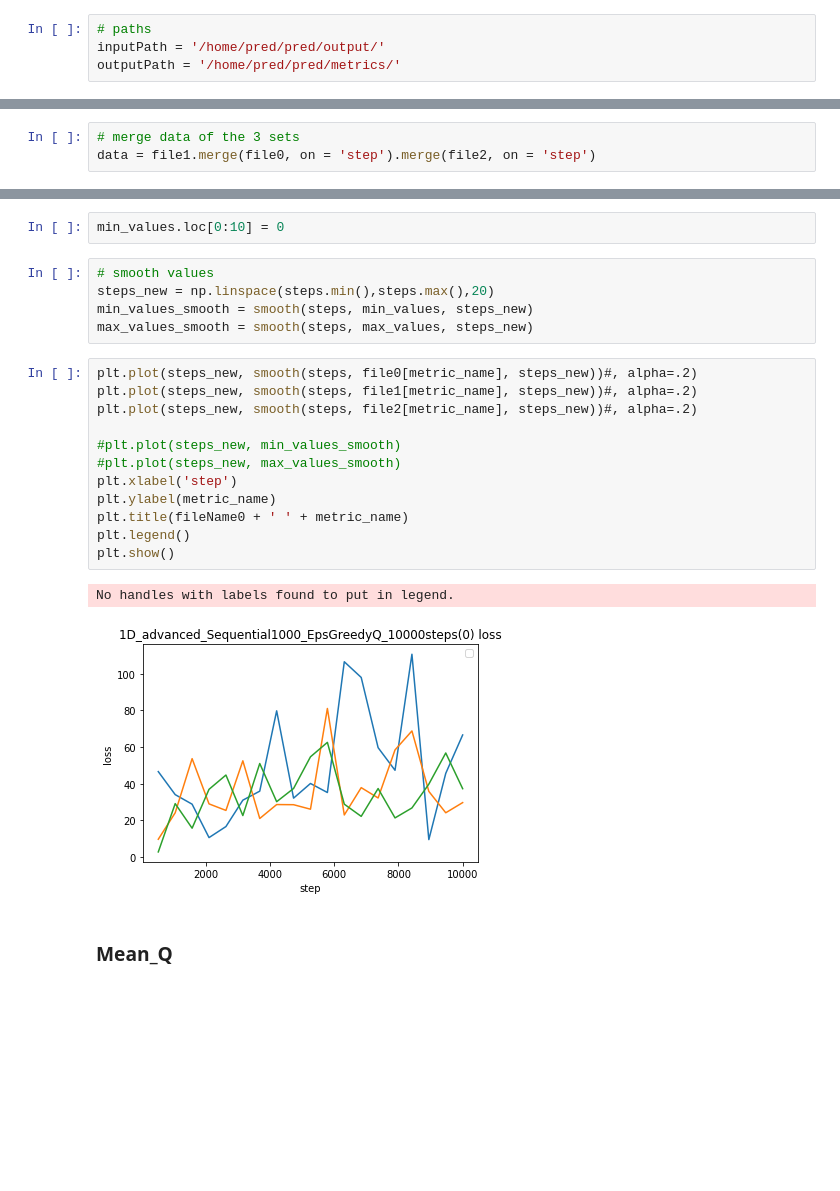
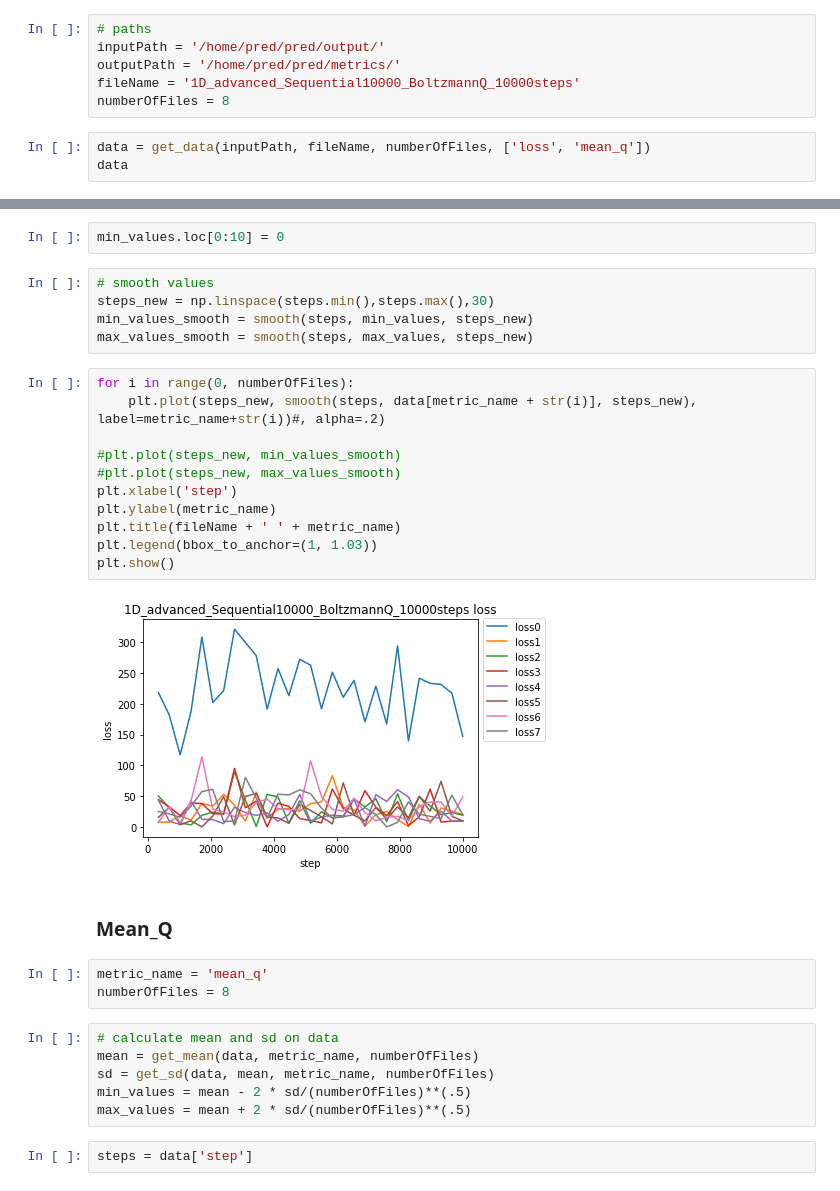
Before and after one commit to SimonLassalle/pred, a Jupyter notebook: Untitled.ipynb, the cells around one changed output, grey strips where cells are left out. Drawn from its saved outputs; the diff is of its cells as text; blank space fills up the shorter version.

```diff
--- a/Untitled.ipynb
+++ b/Untitled.ipynb
@@ -21,3 +38,8 @@ def smooth(steps, values, steps_new):
 # paths
 inputPath = '/home/pred/pred/output/'
 outputPath = '/home/pred/pred/metrics/'
+fileName = '1D_advanced_Sequential10000_BoltzmannQ_10000steps'
+numberOfFiles = 8
+# %%
+data = get_data(inputPath, fileName, numberOfFiles, ['loss', 'mean_q'])
+data
@@ -37,6 +69,3 @@ file2 = pd.read_csv(inputPath + fileName2 + '.csv')
-# %%
-# merge data of the 3 sets
-data = file1.merge(file0, on = 'step').merge(file2, on = 'step')
 # %%
 metric_name = 'loss'
 # %%
@@ -62,23 +90,32 @@ No handles with labels found to put in legend.
 min_values.loc[0:10] = 0
 # %%
 # smooth values
-steps_new = np.linspace(steps.min(),steps.max(),20)
+steps_new = np.linspace(steps.min(),steps.max(),30)
 min_values_smooth = smooth(steps, min_values, steps_new)
 max_values_smooth = smooth(steps, max_values, steps_new)
 # %%
-plt.plot(steps_new, smooth(steps, file0[metric_name], steps_new))#, alpha=.2)
-plt.plot(steps_new, smooth(steps, file1[metric_name], steps_new))#, alpha=.2)
-plt.plot(steps_new, smooth(steps, file2[metric_name], steps_new))#, alpha=.2)
+for i in range(0, numberOfFiles):
+    plt.plot(steps_new, smooth(steps, data[metric_name + str(i)], steps_new), label=metric_name+str(i))#, alpha=.2)
 
 #plt.plot(steps_new, min_values_smooth)
 #plt.plot(steps_new, max_values_smooth)
 plt.xlabel('step')
 plt.ylabel(metric_name)
-plt.title(fileName0 + ' ' + metric_name)
-plt.legend()
+plt.title(fileName + ' ' + metric_name)
+plt.legend(bbox_to_anchor=(1, 1.03))
 plt.show()
 # %% [output]
-No handles with labels found to put in legend.
-[figure, old version]
+[figure, new version]
 # %% [markdown]
 ### Mean_Q
+# %%
+metric_name = 'mean_q'
+numberOfFiles = 8
+# %%
+# calculate mean and sd on data
+mean = get_mean(data, metric_name, numberOfFiles)
+sd = get_sd(data, mean, metric_name, numberOfFiles)
+min_values = mean - 2 * sd/(numberOfFiles)**(.5)
+max_values = mean + 2 * sd/(numberOfFiles)**(.5)
+# %%
+steps = data['step']
```
Also changed, not shown: parts of 9 cells of this notebook.
